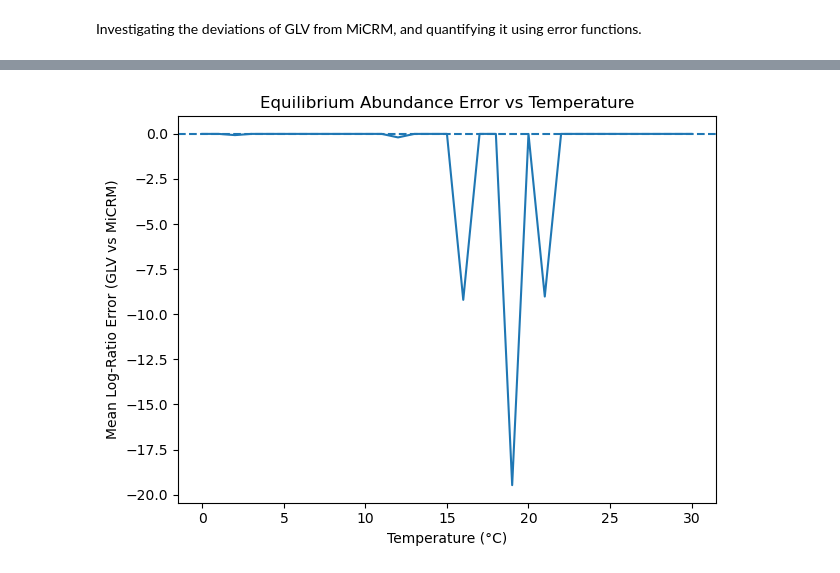
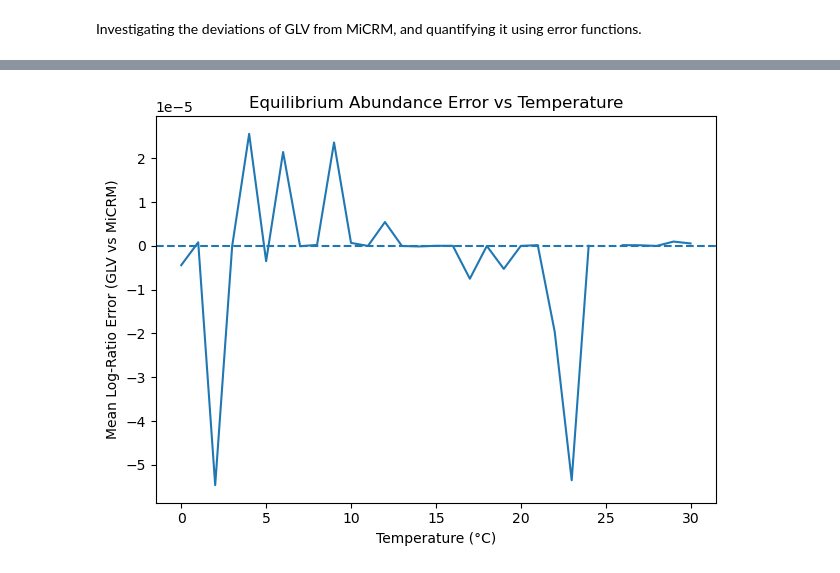
Before and after one commit to chanli-a/final_year_project, a Jupyter notebook: temp_abundance/abundance_error.ipynb, the cells around one changed output, grey strips where cells are left out. Cells and saved outputs as stored; diff of their text form; code cells hidden in the pictures.

```diff
--- a/temp_abundance/abundance_error.ipynb
+++ b/temp_abundance/abundance_error.ipynb
@@ -1053,21 +816,4 @@ def bray_curtis_dissimilarity(G, M): # G = GLV, M = MiCRM
     return GM_dissimilarity
 
 # also consider the case where total abundance is 0 (so would be dividing by 0)
-
-
-
-##### simple count of number of overlapping species between GLV and MiCRM #####
-
-
-def survivors(G, M, thresh=1e-8): # G = GLV, M = MiCRM
-
-    G_array = np.asarray(G, dtype=float) # convert G (abundance of each species predicted by GLV) into array
-    M_array = np.asarray(M, dtype=float) # convert M (abundance of each species predicted by MiCRM) into array
-
-    # threshold for presence/absence (survivors are the ones coexisting at equilibrium)
-
-    G_surv = G_array > thresh
-    M_surv = M_array > thresh
-
-    return G_surv, M_surv
 # %%
@@ -1286,57 +1027,29 @@ for T in temp_vals:
 
     # then compute the mean log-ratio error between GLV- and MiCRM-predicted equilibrium consumer abundances
 
-    """
-    Need to check that there are no negative values for equilibrium, or the log ratio may not work
-    e.g. there might be tiny negative numbers due to slight undershoots
-
-    check using the following code (put right before ErrEq)
-
-    print("MiCRM eq min/max:", C_MiCRM_eq.min(), C_MiCRM_eq.max())
-    print("GLV  eq min/max:",    C_LV_eq.min(),    C_LV_eq.max())
-
-    """
-
-    print("MiCRM eq min/max:", C_MiCRM_eq.min(), C_MiCRM_eq.max())
-    print("GLV  eq min/max:",    C_LV_eq.min(),    C_LV_eq.max())
-
-    ErrEq = err_eq(C_LV_eq, C_MiCRM_eq, eps=1e-7)
+    ErrEqAb, intersection = err_eq_and_overlap(C_LV_eq, C_MiCRM_eq, thresh=1e-6, eps=1e-20)
 
     ##### store results as a dictionary #####
 
-    results.append(dict(T=T, sol=sol, sol_lv=sol_lv, ErrEq=ErrEq))
-
-
-# inspect to check that we have 31 error values (one for each temp)
-
-"""
-
-use the below code to check what the 31 error values are:
-
-errs = [entry['ErrEq'] for entry in results]
-print(errs)
-print("Got", len(errs), "temperatures, error values.")
-
-"""
-
-###############
-# if we want to plot the 62 graphs to visually see it, can just use code from temp_test
-###############
+    results.append(dict(T=T,
+                        sol=sol,
+                        sol_lv=sol_lv,
+                        ErrEqAb=ErrEqAb,
+                        intersection=intersection
+                        ))
 
 # analyse results for equilibrium abundance
 
-errs = [entry['ErrEq'] for entry in results]
-print(errs)
-print("Got", len(errs), "temperatures, error values.")
+errs = [entry['ErrEqAb'] for entry in results]
+overlaps = [entry['intersection'] for entry in results]
+
 
 import matplotlib.pyplot as plt
 
-# Convert your temperature array from K to °C
+# Convert temperature array from K to °C
 temps_C = temp_vals - 273.15
 
-# Extract the 31 error values
-errs = [entry['ErrEq'] for entry in results]
-
+# plot abundance deviation at equilibrium
 plt.figure()
 plt.plot(temps_C, errs)
 plt.xlabel("Temperature (°C)")
@@ -1346,11 +1059,14 @@ plt.axhline(0, linestyle='--')   # horizontal zero line
 plt.tight_layout()
 plt.show()
 
-
-
-
-
-# note: removed diversity metric (# of surviving species) and leading eigenvalue for now
-# this file focuses on abundance deviation calculations for GLV vs MiCRM
-# to add back diversity / eigenvalue, paste from temp_test and add back in results.append dictionary
+# plot number of species overlap for GLV/MiCRM at equilibrium (accuracy in terms of diversity predictions)
+plt.figure()
+plt.plot(temps_C, overlaps, marker='s', label='Overlap Count')
+plt.xlabel("Temperature (°C)")
+plt.ylabel("Number of Shared Survivors")
+plt.title("Shared Species Count vs Temperature")
+plt.ylim(-0.5, N + 0.5)  # N is total species, e.g. 7
+plt.legend()
+plt.tight_layout()
+plt.show()
 # %% [output]
@@ -1374 +1073 @@ Got 31 temperatures, error values.
-[figure, old version]
+[figure, new version]
```
Also changed, not shown: parts of 4 cells of this notebook, 1 other file.
